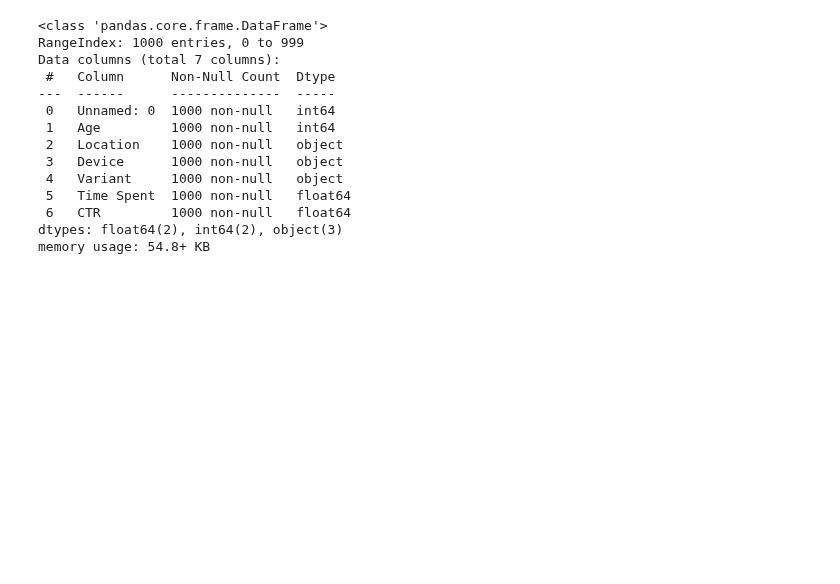
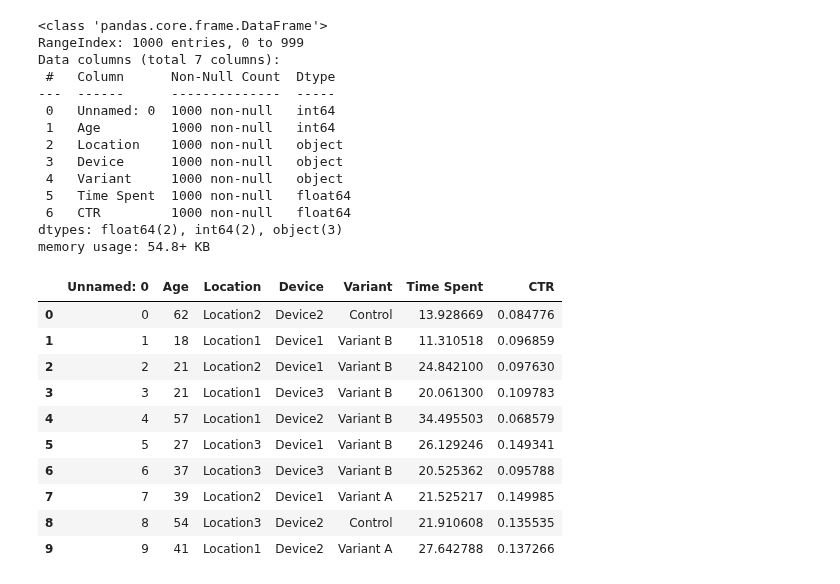
Before and after one commit to jreid94/schulich_data_science, a Jupyter notebook: Data Science A2/Jreid_A2.ipynb, the cells around one changed output. Saved outputs shown, nothing was run; the diff lists cells and outputs as text; code cells hidden in the pictures; blank space fills up the shorter version.

```diff
--- a/Data Science A2/Jreid_A2.ipynb
+++ b/Data Science A2/Jreid_A2.ipynb
@@ -33,3 +35,17 @@ Data columns (total 7 columns):
  6   CTR         1000 non-null   float64
 dtypes: float64(2), int64(2), object(3)
 memory usage: 54.8+ KB
+# %%
+df.head(10)
+# %% [output]
+|  | Unnamed: 0 | Age | Location | Device | Variant | Time Spent | CTR |
+| 0 | 0 | 62 | Location2 | Device2 | Control | 13.928669 | 0.084776 |
+| 1 | 1 | 18 | Location1 | Device1 | Variant B | 11.310518 | 0.096859 |
+| 2 | 2 | 21 | Location2 | Device1 | Variant B | 24.842100 | 0.097630 |
+| 3 | 3 | 21 | Location1 | Device3 | Variant B | 20.061300 | 0.109783 |
+| 4 | 4 | 57 | Location1 | Device2 | Variant B | 34.495503 | 0.068579 |
+| 5 | 5 | 27 | Location3 | Device1 | Variant B | 26.129246 | 0.149341 |
+| 6 | 6 | 37 | Location3 | Device3 | Variant B | 20.525362 | 0.095788 |
+| 7 | 7 | 39 | Location2 | Device1 | Variant A | 21.525217 | 0.149985 |
+| 8 | 8 | 54 | Location3 | Device2 | Control | 21.910608 | 0.135535 |
+| 9 | 9 | 41 | Location1 | Device2 | Variant A | 27.642788 | 0.137266 |
```
Also changed, not shown: parts of 12 cells of this notebook.
